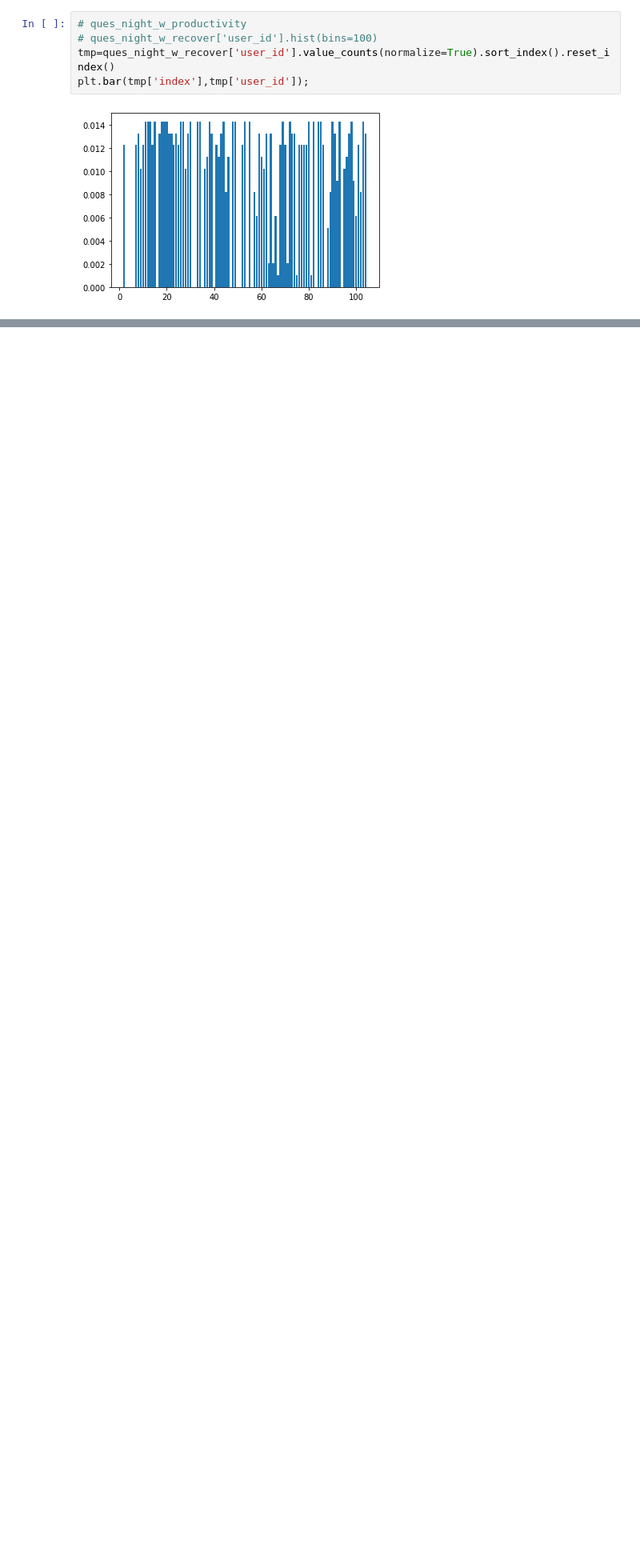
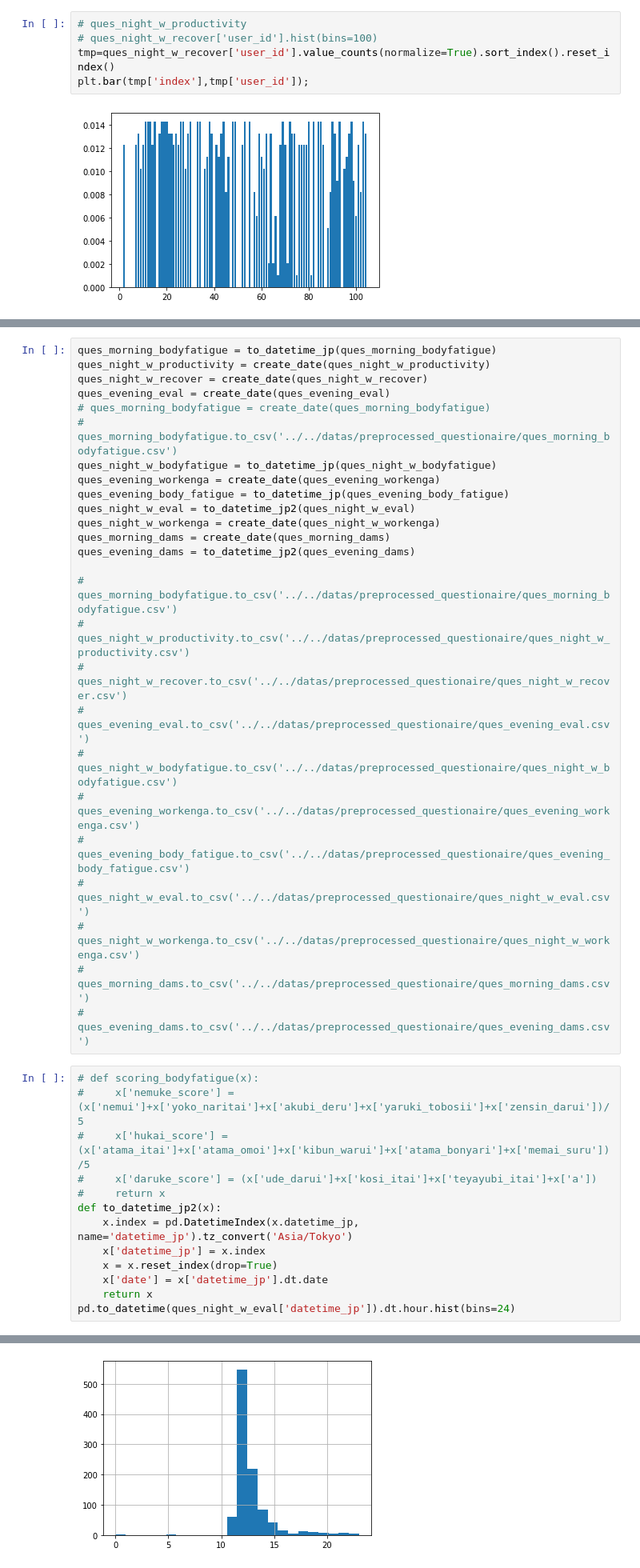
Before and after one commit to yusukennn/research_mental_prediction, a Jupyter notebook: code/preprocess/questionaire_feature.ipynb, the cells around one changed output, grey strips where cells are left out. Shown at 80% size. Drawn from its saved outputs; the diff is of its cells as text; blank space fills up the shorter version.

```diff
--- a/code/preprocess/questionaire_feature.ipynb
+++ b/code/preprocess/questionaire_feature.ipynb
@@ -33,0 +41,40 @@ def to_datetime_jp(x):
+# %%
+ques_morning_bodyfatigue = to_datetime_jp(ques_morning_bodyfatigue)
+ques_night_w_productivity = create_date(ques_night_w_productivity)
+ques_night_w_recover = create_date(ques_night_w_recover)
+ques_evening_eval = create_date(ques_evening_eval)
+# ques_morning_bodyfatigue = create_date(ques_morning_bodyfatigue)
+# ques_morning_bodyfatigue.to_csv('../../datas/preprocessed_questionaire/ques_morning_bodyfatigue.csv')
+ques_night_w_bodyfatigue = to_datetime_jp(ques_night_w_bodyfatigue)
+ques_evening_workenga = create_date(ques_evening_workenga)
+ques_evening_body_fatigue = to_datetime_jp(ques_evening_body_fatigue)
+ques_night_w_eval = to_datetime_jp2(ques_night_w_eval)
+ques_night_w_workenga = create_date(ques_night_w_workenga)
+ques_morning_dams = create_date(ques_morning_dams)
+ques_evening_dams = to_datetime_jp2(ques_evening_dams)
+
+# ques_morning_bodyfatigue.to_csv('../../datas/preprocessed_questionaire/ques_morning_bodyfatigue.csv')
+# ques_night_w_productivity.to_csv('../../datas/preprocessed_questionaire/ques_night_w_productivity.csv')
+# ques_night_w_recover.to_csv('../../datas/preprocessed_questionaire/ques_night_w_recover.csv')
+# ques_evening_eval.to_csv('../../datas/preprocessed_questionaire/ques_evening_eval.csv')
+# ques_night_w_bodyfatigue.to_csv('../../datas/preprocessed_questionaire/ques_night_w_bodyfatigue.csv')
+# ques_evening_workenga.to_csv('../../datas/preprocessed_questionaire/ques_evening_workenga.csv')
+# ques_evening_body_fatigue.to_csv('../../datas/preprocessed_questionaire/ques_evening_body_fatigue.csv')
+# ques_night_w_eval.to_csv('../../datas/preprocessed_questionaire/ques_night_w_eval.csv')
+# ques_night_w_workenga.to_csv('../../datas/preprocessed_questionaire/ques_night_w_workenga.csv')
+# ques_morning_dams.to_csv('../../datas/preprocessed_questionaire/ques_morning_dams.csv')
+# ques_evening_dams.to_csv('../../datas/preprocessed_questionaire/ques_evening_dams.csv')
+# %%
+# def scoring_bodyfatigue(x):
+#     x['nemuke_score'] = (x['nemui']+x['yoko_naritai']+x['akubi_deru']+x['yaruki_tobosii']+x['zensin_darui'])/5
+#     x['hukai_score'] = (x['atama_itai']+x['atama_omoi']+x['kibun_warui']+x['atama_bonyari']+x['memai_suru'])/5
+#     x['daruke_score'] = (x['ude_darui']+x['kosi_itai']+x['teyayubi_itai']+x['a'])
+#     return x
+def to_datetime_jp2(x):
+    x.index = pd.DatetimeIndex(x.datetime_jp, name='datetime_jp').tz_convert('Asia/Tokyo')
+    x['datetime_jp'] = x.index
+    x = x.reset_index(drop=True)
+    x['date'] = x['datetime_jp'].dt.date
+    return x
+pd.to_datetime(ques_night_w_eval['datetime_jp']).dt.hour.hist(bins=24)
+# %% [output]
@@ -33,0 +82 @@ def to_datetime_jp(x):
+[figure, added]
```
Also changed, not shown: parts of 20 cells of this notebook, 3 other files.
